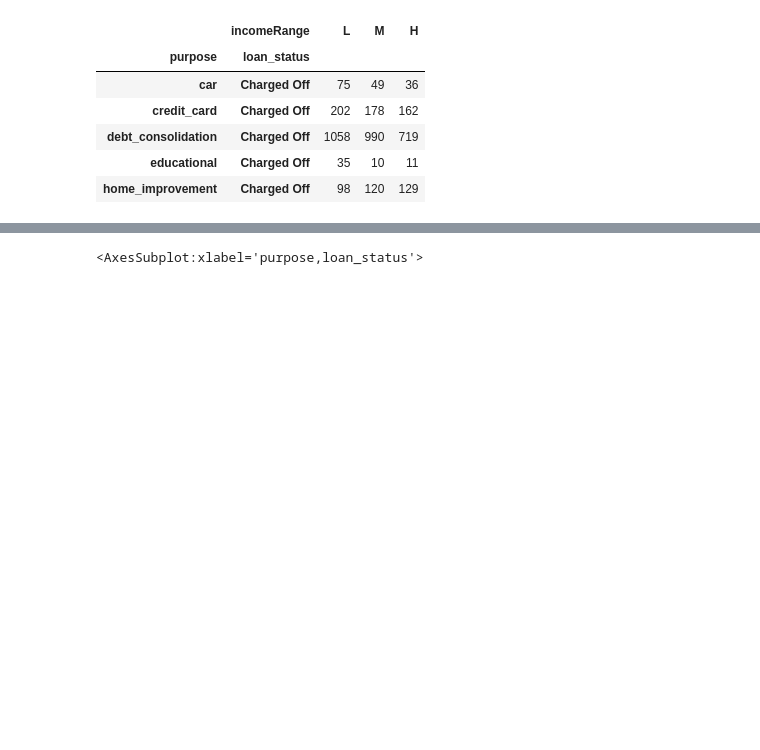
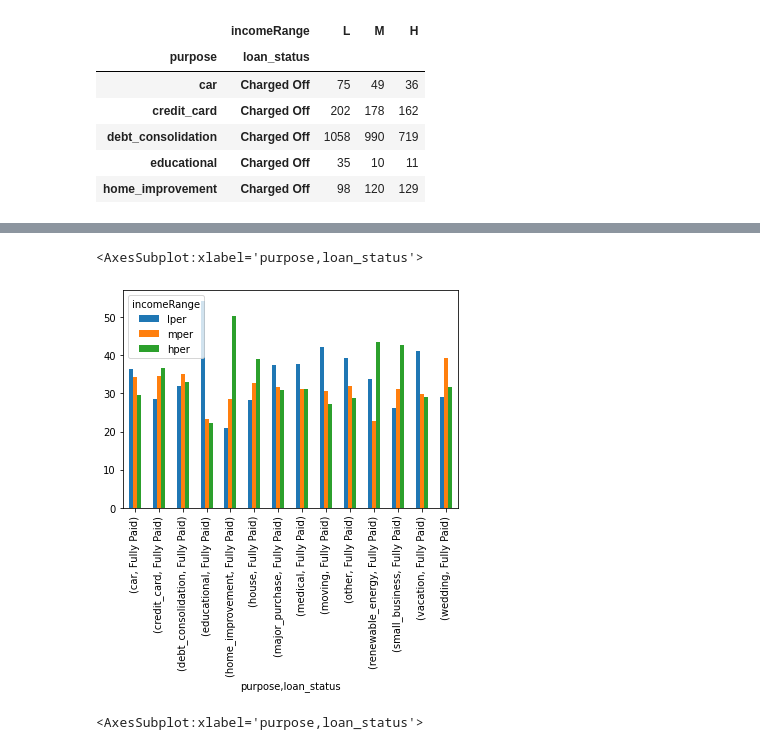
Before and after one commit to sreedevisreekumar/machinelearning, a Jupyter notebook: Assignment.ipynb, the cells around one changed output, grey strips where cells are left out. Drawn from its saved outputs; the diff is of its cells as text; code cells hidden in the pictures; blank space fills up the shorter version.

```diff
--- a/Assignment.ipynb
+++ b/Assignment.ipynb
@@ -306,0 +322,6 @@ plt.show()
+# %%
+dfannualpaid=df1[['purpose','incomeRange','loan_status']]
+dfannualpaid=dfannualpaid[dfannualpaid['loan_status']=='Fully Paid']
+dfannualpaid.head()
+resannualpaid=pd.pivot_table(data=dfannualpaid,index=["purpose","loan_status"],columns ="incomeRange",aggfunc=len)
+resannualpaid.head()
@@ -306,0 +336,6 @@ plt.show()
+# %%
+resannualpaid['sum']=resannualpaid['L']+resannualpaid['M']+resannualpaid['H']
+resannualpaid['lper']=(resannualpaid['L']/resannualpaid['sum'])*100
+resannualpaid['mper']=(resannualpaid['M']/resannualpaid['sum'])*100
+resannualpaid['hper']=(resannualpaid['H']/resannualpaid['sum'])*100
+resannualpaid.head()
@@ -306,0 +350,6 @@ plt.show()
+# %%
+resannualpaidper=resannualpaid[['lper','mper','hper']]
+resannualpaidper.plot(kind="bar")
+# %% [output]
+<AxesSubplot:xlabel='purpose,loan_status'>
+[figure, added]
```
Also changed, not shown: parts of 31 cells of this notebook.
